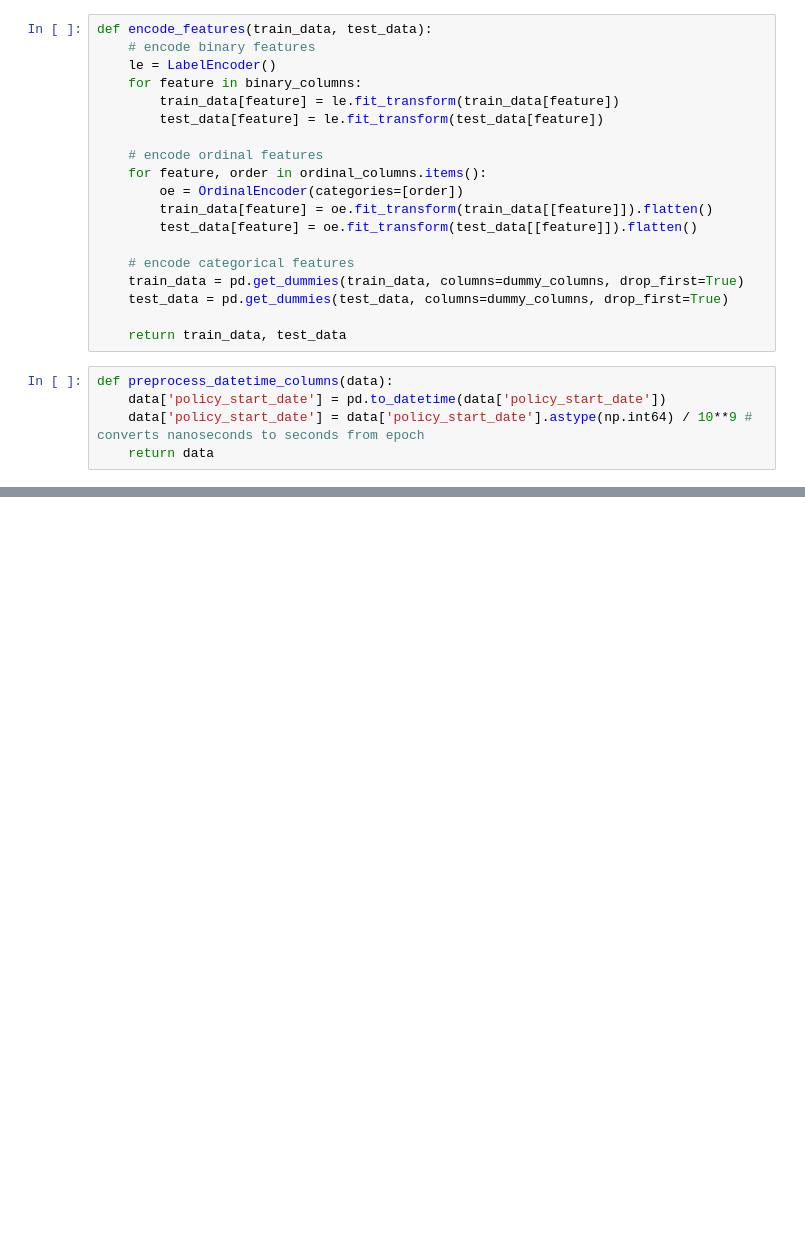
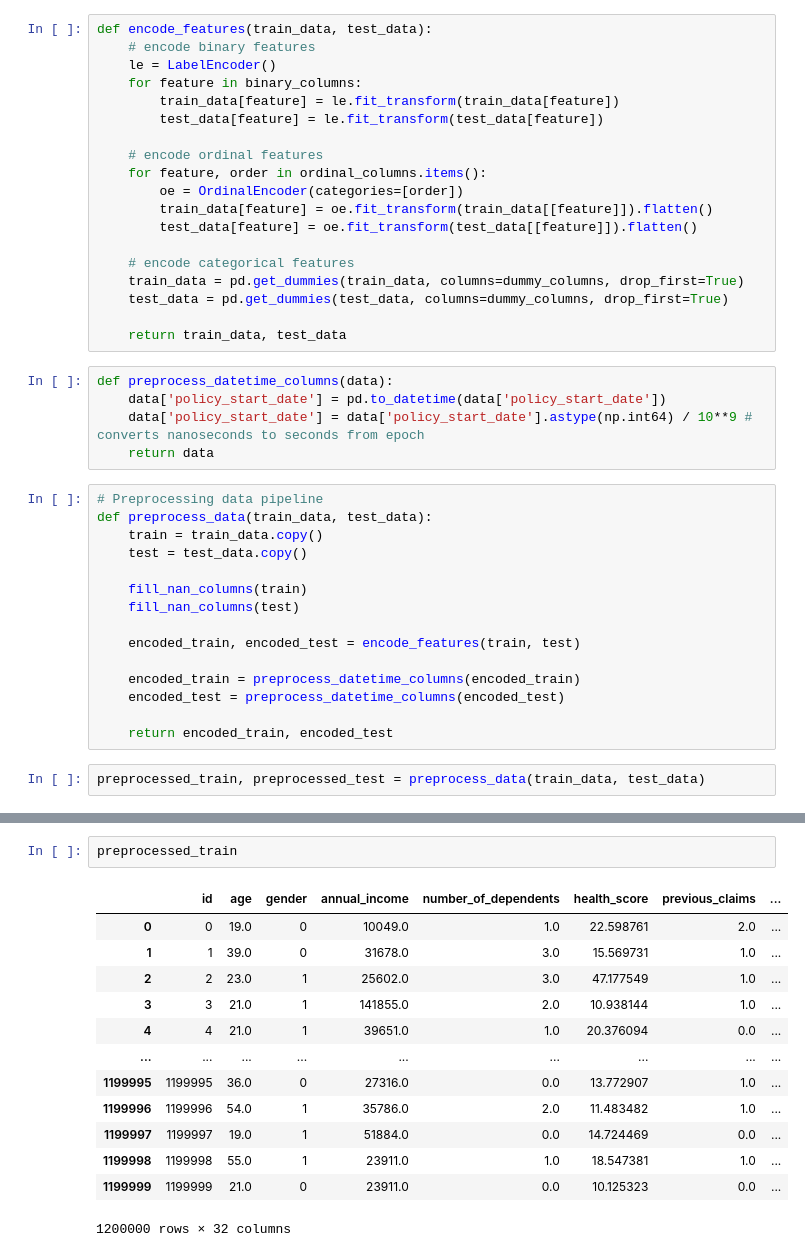
Before and after one commit to mglissmann/kaggle_playground_series_4_12, a Jupyter notebook: analysis_1.ipynb, the cells around one changed output, grey strips where cells are left out. Drawn from its saved outputs; the diff is of its cells as text; blank space fills up the shorter version.

Commit message:
preprocessing pipeline complete

```diff
--- a/analysis_1.ipynb
+++ b/analysis_1.ipynb
@@ -127,3 +127,20 @@ def preprocess_datetime_columns(data):
     data['policy_start_date'] = pd.to_datetime(data['policy_start_date'])
     data['policy_start_date'] = data['policy_start_date'].astype(np.int64) / 10**9 # converts nanoseconds to seconds from epoch
     return data
+# %%
+# Preprocessing data pipeline
+def preprocess_data(train_data, test_data):
+    train = train_data.copy()
+    test = test_data.copy()
+
+    fill_nan_columns(train)
+    fill_nan_columns(test)
+
+    encoded_train, encoded_test = encode_features(train, test)
+
+    encoded_train = preprocess_datetime_columns(encoded_train)
+    encoded_test = preprocess_datetime_columns(encoded_test)
+
+    return encoded_train, encoded_test
+# %%
+preprocessed_train, preprocessed_test = preprocess_data(train_data, test_data)
@@ -129,0 +165,16 @@ def preprocess_datetime_columns(data):
+# %%
+preprocessed_train
+# %% [output]
+|  | id | age | gender | annual_income | number_of_dependents | health_score | previous_claims | ... |
+| 0 | 0 | 19.0 | 0 | 10049.0 | 1.0 | 22.598761 | 2.0 | ... |
+| 1 | 1 | 39.0 | 0 | 31678.0 | 3.0 | 15.569731 | 1.0 | ... |
+| 2 | 2 | 23.0 | 1 | 25602.0 | 3.0 | 47.177549 | 1.0 | ... |
+| 3 | 3 | 21.0 | 1 | 141855.0 | 2.0 | 10.938144 | 1.0 | ... |
+| 4 | 4 | 21.0 | 1 | 39651.0 | 1.0 | 20.376094 | 0.0 | ... |
+| ... | ... | ... | ... | ... | ... | ... | ... | ... |
+| 1199995 | 1199995 | 36.0 | 0 | 27316.0 | 0.0 | 13.772907 | 1.0 | ... |
+| 1199996 | 1199996 | 54.0 | 1 | 35786.0 | 2.0 | 11.483482 | 1.0 | ... |
+| 1199997 | 1199997 | 19.0 | 1 | 51884.0 | 0.0 | 14.724469 | 0.0 | ... |
+| 1199998 | 1199998 | 55.0 | 1 | 23911.0 | 1.0 | 18.547381 | 1.0 | ... |
+| 1199999 | 1199999 | 21.0 | 0 | 23911.0 | 0.0 | 10.125323 | 0.0 | ... |
+1200000 rows × 32 columns
```
Also changed, not shown: parts of 2 cells of this notebook.
